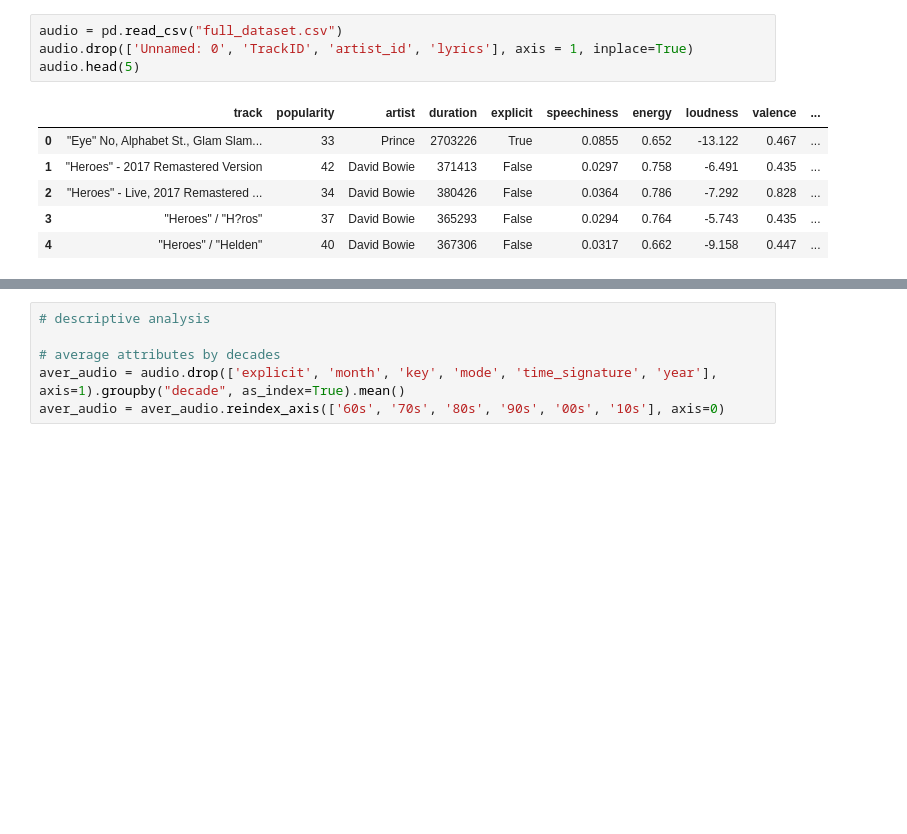
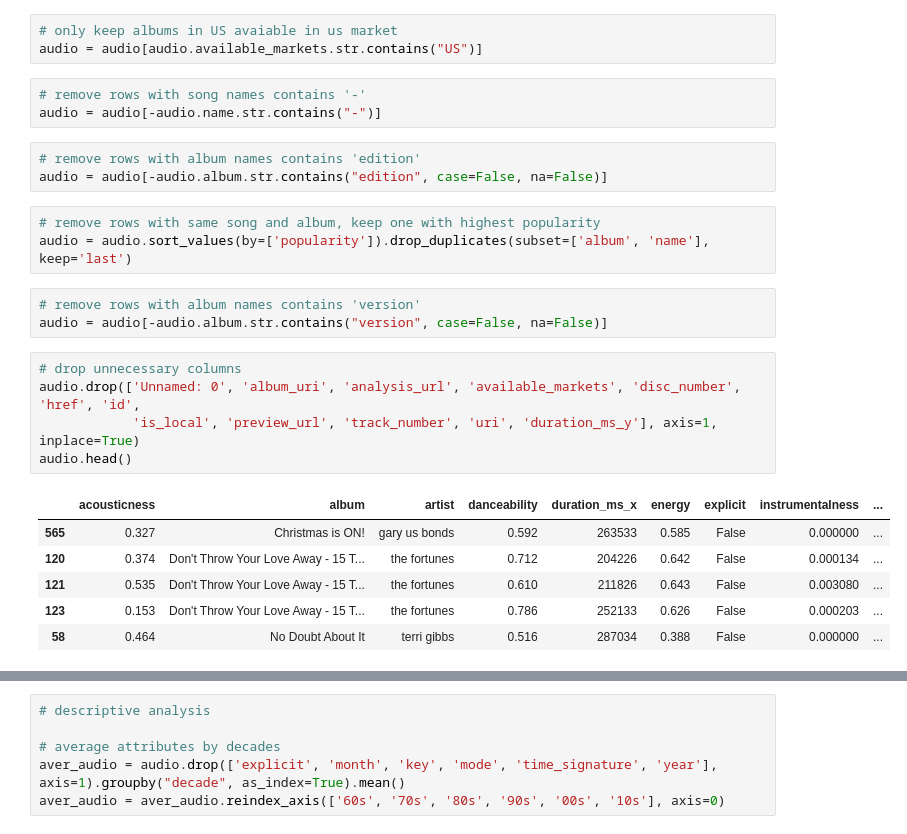
Before and after one commit to ckhan6241/spotify, a Jupyter notebook: audio_features.ipynb, the cells around one changed output, grey strips where cells are left out. Drawn from its saved outputs; the diff is of its cells as text; blank space fills up the shorter version.

```diff
--- a/audio_features.ipynb
+++ b/audio_features.ipynb
@@ -10,14 +42,30 @@ from sklearn.pipeline import make_pipeline
+# %%
+# only keep albums in US avaiable in us market
+audio = audio[audio.available_markets.str.contains("US")]
+# %%
+# remove rows with song names contains '-'
+audio = audio[-audio.name.str.contains("-")]
+# %%
+# remove rows with album names contains 'edition'
+audio = audio[-audio.album.str.contains("edition", case=False, na=False)]
+# %%
+# remove rows with same song and album, keep one with highest popularity
+audio = audio.sort_values(by=['popularity']).drop_duplicates(subset=['album', 'name'], keep='last')
+# %%
+# remove rows with album names contains 'version'
+audio = audio[-audio.album.str.contains("version", case=False, na=False)]
 # %%
-audio = pd.read_csv("full_dataset.csv")
-audio.drop(['Unnamed: 0', 'TrackID', 'artist_id', 'lyrics'], axis = 1, inplace=True)
-audio.head(5)
+# drop unnecessary columns
+audio.drop(['Unnamed: 0', 'album_uri', 'analysis_url', 'available_markets', 'disc_number', 'href', 'id',
+            'is_local', 'preview_url', 'track_number', 'uri', 'duration_ms_y'], axis=1, inplace=True)
+audio.head()
 # %% [output]
-|  | track | popularity | artist | duration | explicit | speechiness | energy | loudness | valence | ... |
-| 0 | "Eye" No, Alphabet St., Glam Slam... | 33 | Prince | 2703226 | True | 0.0855 | 0.652 | -13.122 | 0.467 | ... |
-| 1 | "Heroes" - 2017 Remastered Version | 42 | David Bowie | 371413 | False | 0.0297 | 0.758 | -6.491 | 0.435 | ... |
-| 2 | "Heroes" - Live, 2017 Remastered ... | 34 | David Bowie | 380426 | False | 0.0364 | 0.786 | -7.292 | 0.828 | ... |
-| 3 | "Heroes" / "H?ros" | 37 | David Bowie | 365293 | False | 0.0294 | 0.764 | -5.743 | 0.435 | ... |
-| 4 | "Heroes" / "Helden" | 40 | David Bowie | 367306 | False | 0.0317 | 0.662 | -9.158 | 0.447 | ... |
+|  | acousticness | album | artist | danceability | duration_ms_x | energy | explicit | instrumentalness | ... |
+| 565 | 0.327 | Christmas is ON! | gary us bonds | 0.592 | 263533 | 0.585 | False | 0.000000 | ... |
+| 120 | 0.374 | Don't Throw Your Love Away - 15 T... | the fortunes | 0.712 | 204226 | 0.642 | False | 0.000134 | ... |
+| 121 | 0.535 | Don't Throw Your Love Away - 15 T... | the fortunes | 0.610 | 211826 | 0.643 | False | 0.003080 | ... |
+| 123 | 0.153 | Don't Throw Your Love Away - 15 T... | the fortunes | 0.786 | 252133 | 0.626 | False | 0.000203 | ... |
+| 58 | 0.464 | No Doubt About It | terri gibbs | 0.516 | 287034 | 0.388 | False | 0.000000 | ... |
 # %%
 # create extra column for decades from release date
 audio['release_date'] = pd.to_datetime(audio['release_date'], infer_datetime_format=True)
```
Also changed, not shown: parts of 69 cells of this notebook.
